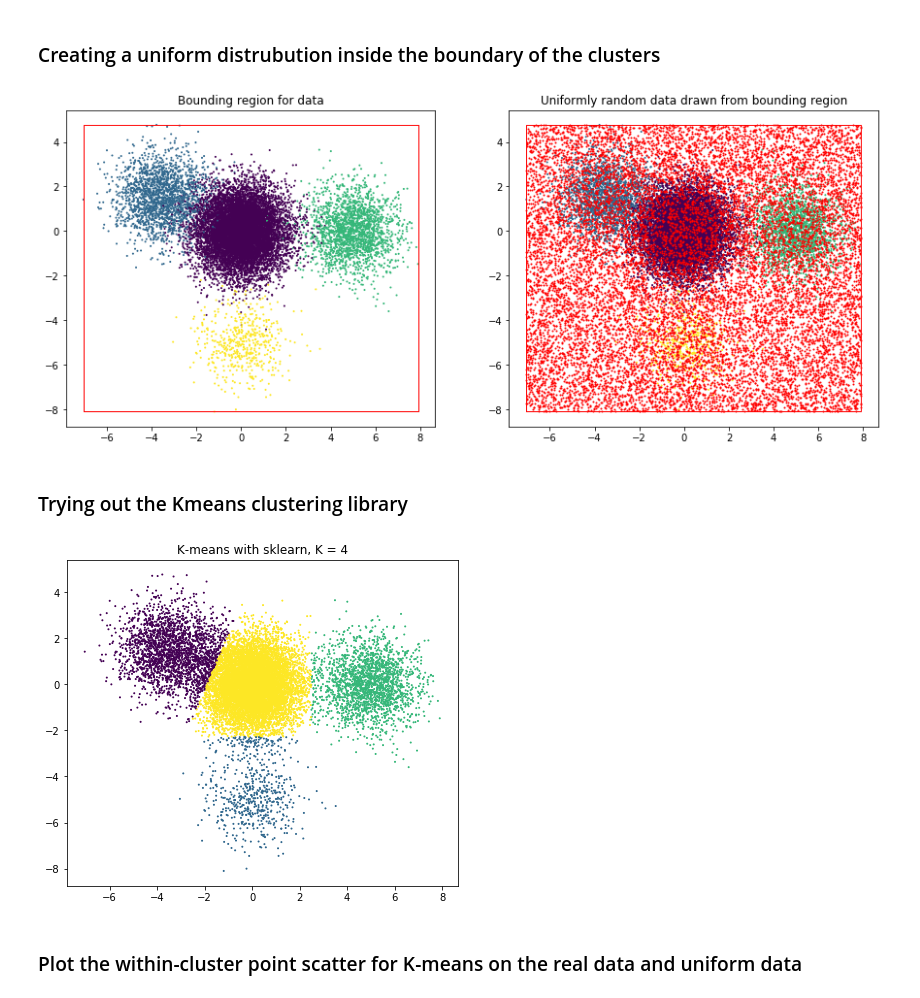
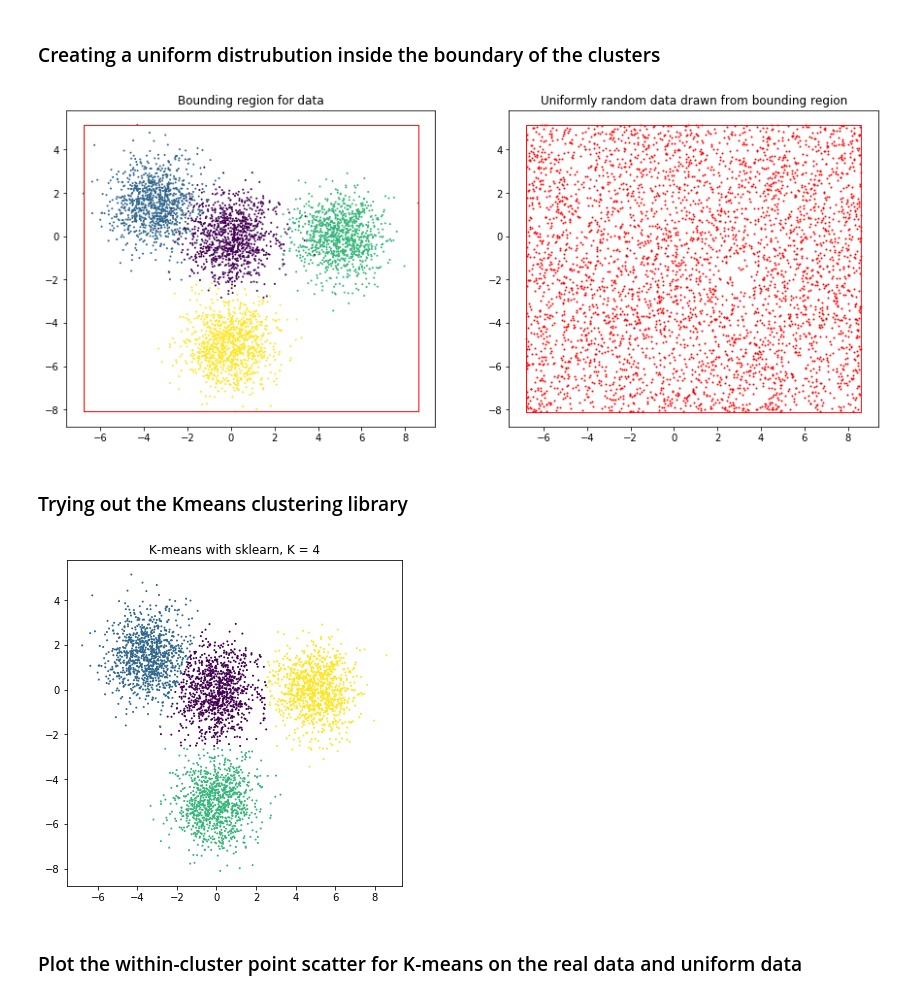
Before and after one commit to edforsberg/MME440_Project2, a Jupyter notebook: RaukonGap.ipynb, the cells around one changed output. Cells and saved outputs as stored; diff of their text form; code cells hidden in the pictures.

```diff
--- a/RaukonGap.ipynb
+++ b/RaukonGap.ipynb
@@ -20,10 +20,19 @@ $ Gap_n(k) = E_n^*(\log(W_k)) - \log(W_k) $
 Where $E_n^*$ denotes the expectation under a sample of size n from the reference distribution.
 # %%
 from sklearn.cluster import KMeans, SpectralClustering
+from sklearn import datasets
+import matplotlib
 import matplotlib.pyplot as plt
 import matplotlib.cm as cm
 import numpy as np
 import CreateDataFunctions as df
 
-Xdat, Ydat = df.Data_gussian_cluster()
+import warnings
+warnings.filterwarnings("ignore")
+
+# Same figure size for all figures
+matplotlib.rcParams['figure.figsize'] = (6.0, 6.0)
+
+# Generate some gaussian clusters
+Xdat, Ydat = df.Data_gussian_cluster(nr_data_points=1000)
 # %%
@@ -42,7 +50,6 @@ def bounding_box(data):
 # %%
 f, (ax1,ax2) = plt.subplots(1, 2)
 
-f.set_figheight(6)
 f.set_figwidth(15)
 
 xMin,xMax,yMin,yMax = bounding_box(Xdat)
@@ -54,23 +61,21 @@ Random_Xdat = np.transpose(np.array([np.random.uniform(xMin,xMax,int(len(Xdat)))
                                      np.random.uniform(yMin,yMax,int(len(Xdat)))]))
 
 ax2.plot([xMin, xMin, xMax, xMax, xMin], [yMin, yMax, yMax, yMin, yMin], linewidth=1, c='r')
-ax2.scatter(Xdat[:,0],Xdat[:,1], c=Ydat,s=1)
 ax2.scatter(Random_Xdat[:,0],Random_Xdat[:,1], c='r',s=1)
 ax2.set_title('Uniformly random data drawn from bounding region')
 
 plt.show()
 # %% [output]
-[figure, old version]
+[figure, new version]
 # %% [markdown]
 ### Trying out the Kmeans clustering library
 # %%
 kmeans = KMeans(n_clusters=4, random_state=0).fit(Xdat)
-plt.figure(figsize=(7,6))
 plt.scatter(Xdat[:,0],Xdat[:,1], c=kmeans.labels_,s=1)
 plt.title("K-means with sklearn, K = 4")
 plt.show()
 # %% [output]
-[figure, old version]
+[figure, new version]
 # %% [markdown]
 ### Plot the within-cluster point scatter for K-means on the real data and uniform data
 # %%
```
Also changed, not shown: parts of 28 cells of this notebook, 1 other file.
